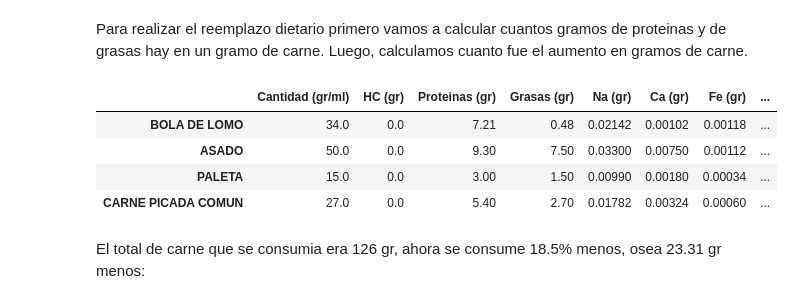
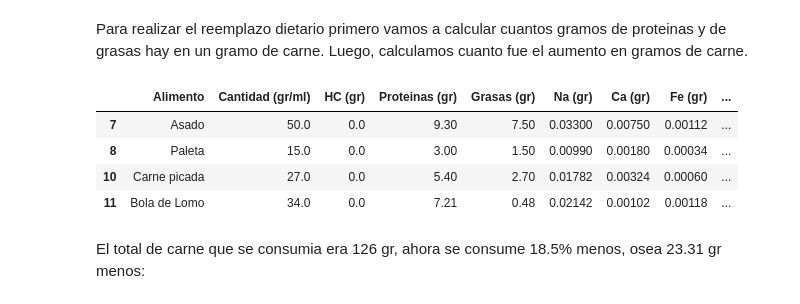
Before and after one commit to berardibautista/alc-2, a Jupyter notebook: ALC-TP2.ipynb, the cells around one changed output. Drawn from its saved outputs; the diff is of its cells as text; code cells hidden in the pictures.

```diff
--- a/ALC-TP2.ipynb
+++ b/ALC-TP2.ipynb
@@ -500,0 +535,6 @@ carnes_prot
+# %%
+#creamos un df con los precio y los aumentos para poder ver cuanto afecta esto a la tabla de nutricion
+precios_a=precios
+precios_a["Aumento (%)"]=Aumentos["Aumento (%)"]
+precios_a=precios_a.set_index("PRODUCTOS")
+tabla_nutricional_a = tabla_nutricional.set_index('Alimento')
@@ -515,13 +572,14 @@ individual con respecto a la tabla de metas de la OM pasariamos con respecto a l
 # %% [markdown]
 Para realizar el reemplazo dietario primero vamos a calcular cuantos gramos de proteinas y de grasas hay en un gramo de carne. Luego, calculamos cuanto fue el aumento en gramos de carne.
 # %%
-carnes
+carnes_r = tabla_nutricional.iloc[[7,8,10,11]]
+carnes_r
 # %% [output]
-|  | Cantidad (gr/ml) | HC (gr) | Proteinas (gr) | Grasas (gr) | Na (gr) | Ca (gr) | Fe (gr) | ... |
-| BOLA DE LOMO | 34.0 | 0.0 | 7.21 | 0.48 | 0.02142 | 0.00102 | 0.00118 | ... |
-| ASADO | 50.0 | 0.0 | 9.30 | 7.50 | 0.03300 | 0.00750 | 0.00112 | ... |
-| PALETA | 15.0 | 0.0 | 3.00 | 1.50 | 0.00990 | 0.00180 | 0.00034 | ... |
-| CARNE PICADA COMUN | 27.0 | 0.0 | 5.40 | 2.70 | 0.01782 | 0.00324 | 0.00060 | ... |
+|  | Alimento | Cantidad (gr/ml) | HC (gr) | Proteinas (gr) | Grasas (gr) | Na (gr) | Ca (gr) | Fe (gr) | ... |
+| 7 | Asado | 50.0 | 0.0 | 9.30 | 7.50 | 0.03300 | 0.00750 | 0.00112 | ... |
+| 8 | Paleta | 15.0 | 0.0 | 3.00 | 1.50 | 0.00990 | 0.00180 | 0.00034 | ... |
+| 10 | Carne picada | 27.0 | 0.0 | 5.40 | 2.70 | 0.01782 | 0.00324 | 0.00060 | ... |
+| 11 | Bola de Lomo | 34.0 | 0.0 | 7.21 | 0.48 | 0.02142 | 0.00102 | 0.00118 | ... |
 # %% [markdown]
 El total de carne que se consumia era 126 gr, ahora se consume 18.5% menos, osea 23.31 gr menos:
 # %%
```
Also changed, not shown: parts of 78 cells of this notebook.
